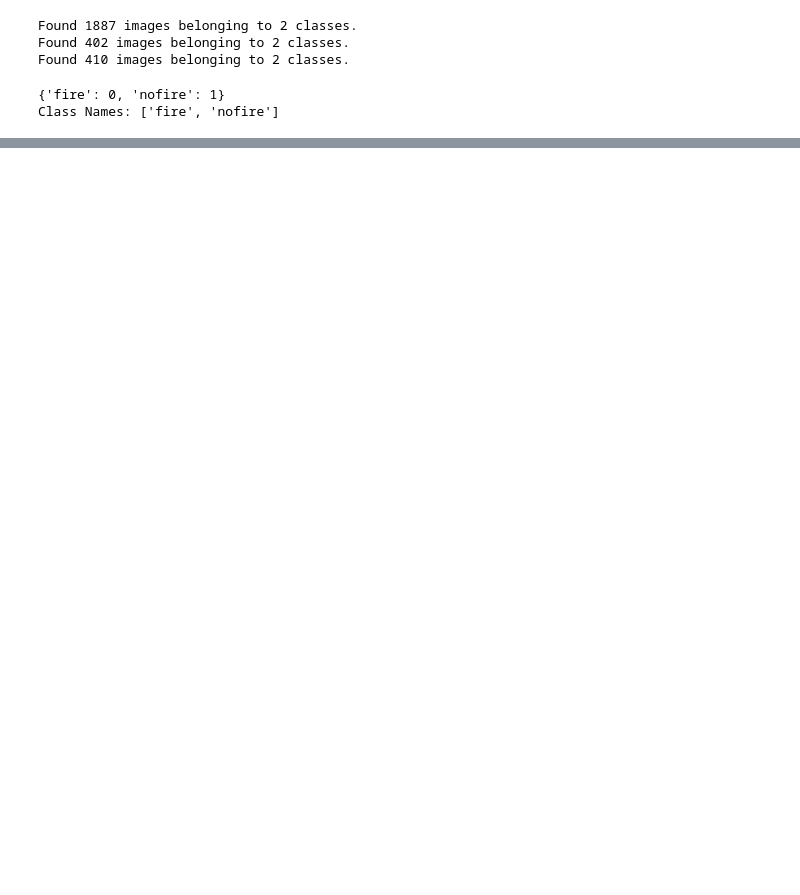
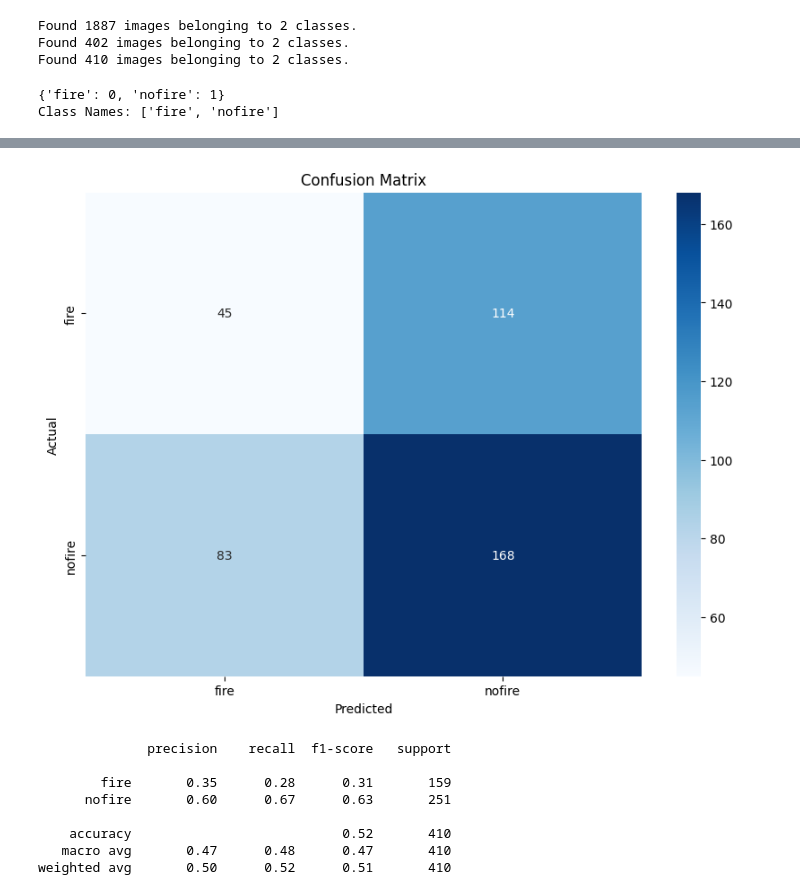
Before and after one commit to Jay0073/Forest-Fire-Detection, a Jupyter notebook: Forest_Fire_Detection.ipynb, the cells around one changed output, grey strips where cells are left out. Cells and saved outputs as stored; diff of their text form; code cells hidden in the pictures; blank space fills up the shorter version.

```diff
--- a/Forest_Fire_Detection.ipynb
+++ b/Forest_Fire_Detection.ipynb
@@ -227,0 +231,26 @@ hist = model.fit(
+# %%
+from sklearn.metrics import confusion_matrix, classification_report
+import seaborn as sns
+
+# Predict on the test set
+predictions = model.predict(test_data_generator)
+predicted_classes = (predictions > 0.5).astype('int32')
+
+# Get true classes
+true_classes = test_data_generator.classes
+class_labels = list(test_data_generator.class_indices.keys())
+
+# Generate confusion matrix
+cm = confusion_matrix(true_classes, predicted_classes)
+
+# Plot confusion matrix
+plt.figure(figsize=(10, 7))
+sns.heatmap(cm, annot=True, fmt='d', cmap='Blues', xticklabels=class_labels, yticklabels=class_labels)
+plt.ylabel('Actual')
+plt.xlabel('Predicted')
+plt.title('Confusion Matrix')
+plt.show()
+
+# Print classification report
+print(classification_report(true_classes, predicted_classes, target_names=class_labels))
+# %% [output]
@@ -227,0 +259,9 @@ hist = model.fit(
+[figure, added]
+              precision    recall  f1-score   support
+
+        fire       0.35      0.28      0.31       159
+      nofire       0.60      0.67      0.63       251
+
+    accuracy                           0.52       410
+   macro avg       0.47      0.48      0.47       410
+weighted avg       0.50      0.52      0.51       410
```
Also changed, not shown: parts of 14 cells of this notebook.
